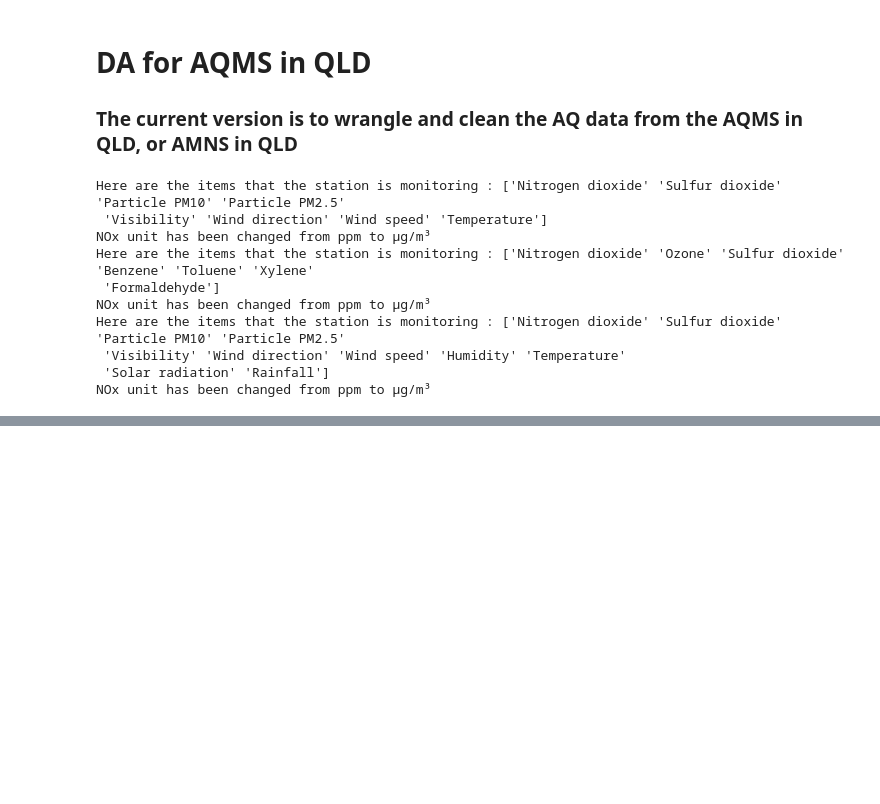
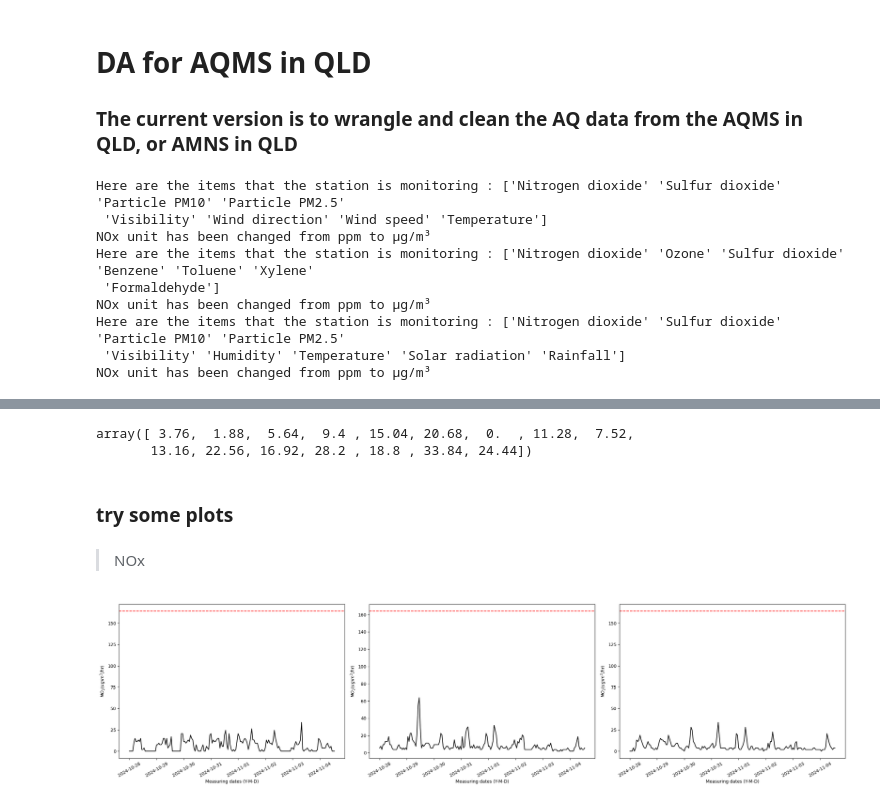
Before and after one commit to GinnCheng/DA_AQ_hub, a Jupyter notebook: main_script.ipynb, the cells around one changed output, grey strips where cells are left out. Cells and saved outputs as stored; diff of their text form; code cells hidden in the pictures; blank space fills up the shorter version.

```diff
--- a/main_script.ipynb
+++ b/main_script.ipynb
@@ -18,6 +18,9 @@ file_SG = 'air-quality-data-qal-2024-10-28-to-2024-11-04.csv'
 # %%
 def qld_amns_wrangler(data):
     df = pd.read_csv(data)
+    df.dropna(axis=0,inplace=True)
+    # drop any measurement that are non practical
+    df = df[df.Measurement >= 0]
     print(f'Here are the items that the station is monitoring : {df.Parameter.unique()}')
     # wrangle the data
     df['Time'] = pd.to_datetime(df['Datetime (UTC)']).dt.tz_convert('Australia/Brisbane')
@@ -46,8 +49,7 @@ Here are the items that the station is monitoring : ['Nitrogen dioxide' 'Ozone'
  'Formaldehyde']
 NOx unit has been changed from ppm to µg/m³
 Here are the items that the station is monitoring : ['Nitrogen dioxide' 'Sulfur dioxide' 'Particle PM10' 'Particle PM2.5'
- 'Visibility' 'Wind direction' 'Wind speed' 'Humidity' 'Temperature'
- 'Solar radiation' 'Rainfall']
+ 'Visibility' 'Humidity' 'Temperature' 'Solar radiation' 'Rainfall']
 NOx unit has been changed from ppm to µg/m³
 # %%
 df_sg.head(11)
@@ -64,3 +66,49 @@ df_sg.head(11)
 | 8 | South Gladstone | 2024-11-03T19:00:00.000Z | Nitrogen dioxide | 5.64 | µg/m³ | 0.003 | ... |
 | 9 | South Gladstone | 2024-11-03T18:00:00.000Z | Nitrogen dioxide | 1.88 | µg/m³ | 0.001 | ... |
 | 10 | South Gladstone | 2024-11-03T17:00:00.000Z | Nitrogen dioxide | 1.88 | µg/m³ | 0.001 | ... |
+# %%
+df_sg[df_sg.Parameter == 'Nitrogen dioxide'].Measurement.unique()
+# %% [output]
+array([ 3.76,  1.88,  5.64,  9.4 , 15.04, 20.68,  0.  , 11.28,  7.52,
+       13.16, 22.56, 16.92, 28.2 , 18.8 , 33.84, 24.44])
+# %% [markdown]
+### try some plots
+# %% [markdown]
+> NOx
+# %%
+criterion = 164
+# plot
+fig, (ax1, ax2, ax3) = plt.subplots(1, 3, figsize=(24, 6))
+
+# Boat Creek
+y = df_bc[df_bc.Parameter == 'Nitrogen dioxide'].Measurement
+x = df_bc[df_bc.Parameter == 'Nitrogen dioxide'].Time
+ax1.plot(x,y,'k-')
+ax1.axhline(y=criterion, color='red', linestyle='--', label=f'Criterion: {criterion}')
+ax1.set_xlabel('Measuring dates (Y-M-D)')
+ax1.set_ylabel(r'$NO_2 \left(\mu g/m^3/\text{hr}\right)$')
+ax1.tick_params(axis='x', rotation=30)
+
+# Memorial Park
+y = df_mp[df_mp.Parameter == 'Nitrogen dioxide'].Measurement
+x = df_mp[df_mp.Parameter == 'Nitrogen dioxide'].Time
+ax2.plot(x,y,'k-')
+ax2.axhline(y=criterion, color='red', linestyle='--', label=f'Criterion: {criterion}')
+ax2.set_xlabel('Measuring dates (Y-M-D)')
+ax2.set_ylabel(r'$NO_2 \left(\mu g/m^3/\text{hr}\right)$')
+ax2.tick_params(axis='x', rotation=30)
+
+# South Gladstone
+y = df_sg[df_sg.Parameter == 'Nitrogen dioxide'].Measurement
+x = df_sg[df_sg.Parameter == 'Nitrogen dioxide'].Time
+ax3.plot(x,y,'k-')
+ax3.axhline(y=criterion, color='red', linestyle='--', label=f'Criterion: {criterion}')
+ax3.set_xlabel('Measuring dates (Y-M-D)')
+ax3.set_ylabel(r'$NO_2 \left(\mu g/m^3/\text{hr}\right)$')
+ax3.tick_params(axis='x', rotation=30)
+
+# plot
+plt.tight_layout()
+plt.show()
+# %% [output]
+[figure, added]
```
Also changed, not shown: parts of 4 cells of this notebook.
